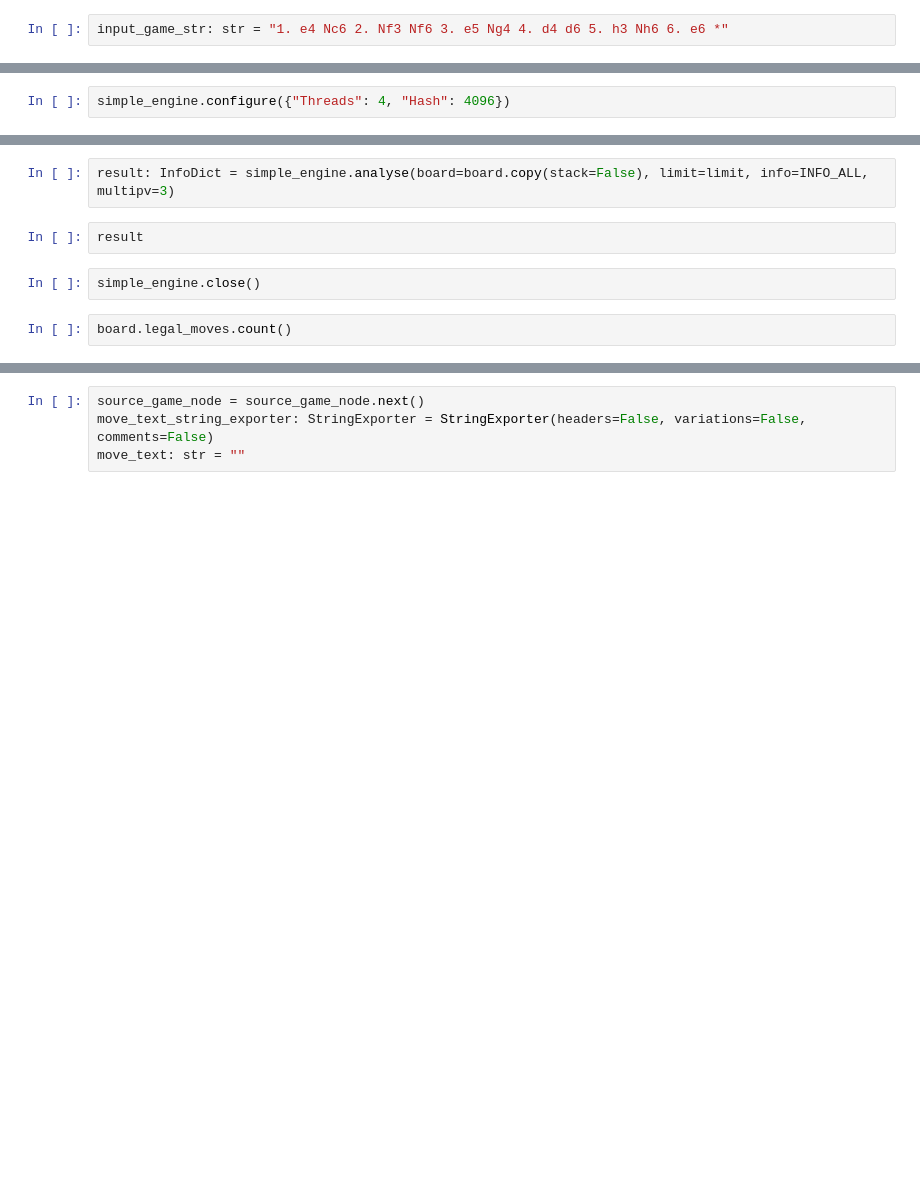
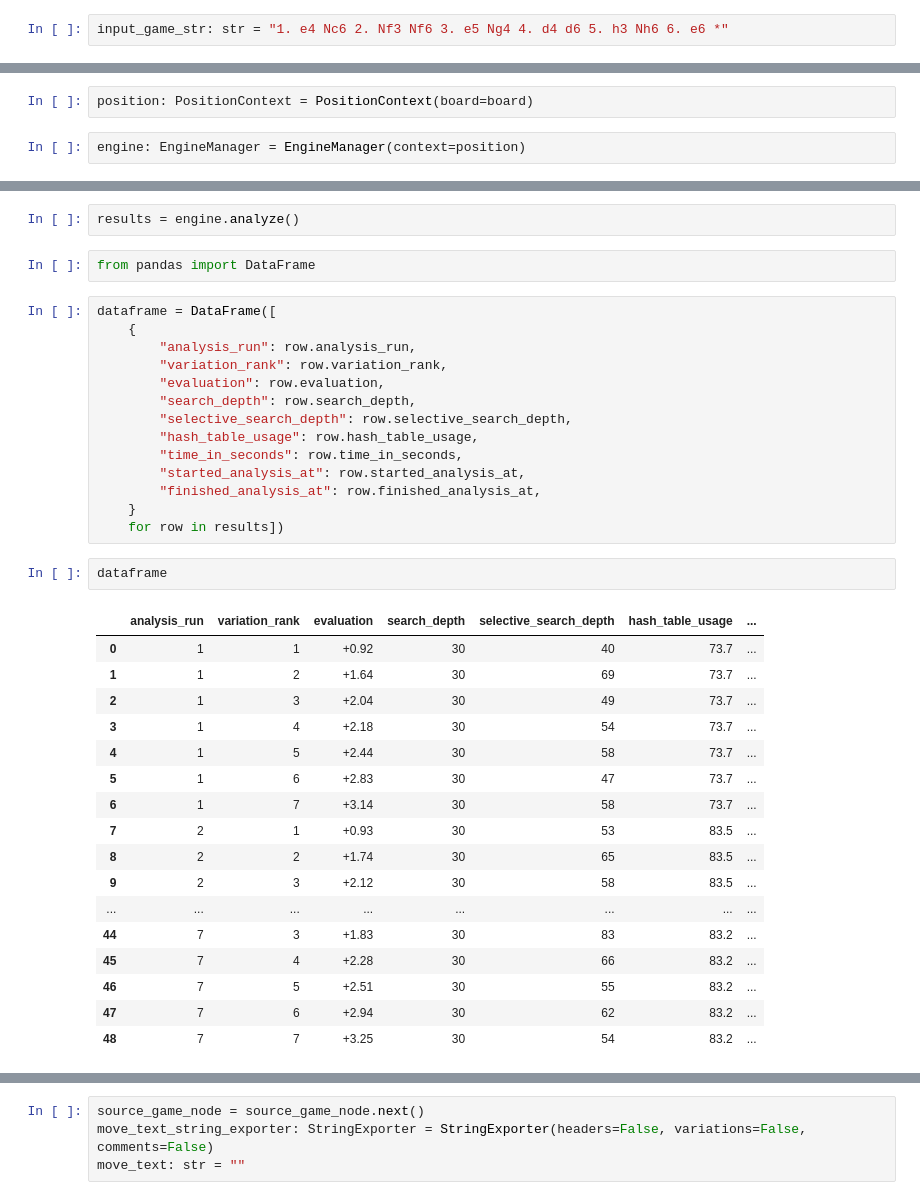
Before and after one commit to nielsencampos/chess-reporter, a Jupyter notebook: notebooks/experiments/engine.ipynb, the cells around one changed output, grey strips where cells are left out. Saved outputs shown, nothing was run; the diff lists cells and outputs as text; blank space fills up the shorter version.

```diff
--- a/notebooks/experiments/engine.ipynb
+++ b/notebooks/experiments/engine.ipynb
@@ -259,2 +238,4 @@ simple_engine: SimpleEngine = SimpleEngine.popen_uci("/usr/local/bin/stockfish")
+# %%
+position: PositionContext = PositionContext(board=board)
 # %%
-simple_engine.configure({"Threads": 4, "Hash": 4096})
+engine: EngineManager = EngineManager(context=position)
@@ -263,8 +245,38 @@ limit: Limit = Limit(depth=30)
+# %%
+results = engine.analyze()
 # %%
-result: InfoDict = simple_engine.analyse(board=board.copy(stack=False), limit=limit, info=INFO_ALL, multipv=3)
+from pandas import DataFrame
 # %%
-result
+dataframe = DataFrame([
+    {
+        "analysis_run": row.analysis_run,
+        "variation_rank": row.variation_rank,
+        "evaluation": row.evaluation,
+        "search_depth": row.search_depth,
+        "selective_search_depth": row.selective_search_depth,
+        "hash_table_usage": row.hash_table_usage,
+        "time_in_seconds": row.time_in_seconds,
+        "started_analysis_at": row.started_analysis_at,
+        "finished_analysis_at": row.finished_analysis_at,
+    }
+    for row in results])
-# %%
-simple_engine.close()
-# %%
-board.legal_moves.count()
+# %%
+dataframe
+# %% [output]
+|  | analysis_run | variation_rank | evaluation | search_depth | selective_search_depth | hash_table_usage | ... |
+| 0 | 1 | 1 | +0.92 | 30 | 40 | 73.7 | ... |
+| 1 | 1 | 2 | +1.64 | 30 | 69 | 73.7 | ... |
+| 2 | 1 | 3 | +2.04 | 30 | 49 | 73.7 | ... |
+| 3 | 1 | 4 | +2.18 | 30 | 54 | 73.7 | ... |
+| 4 | 1 | 5 | +2.44 | 30 | 58 | 73.7 | ... |
+| 5 | 1 | 6 | +2.83 | 30 | 47 | 73.7 | ... |
+| 6 | 1 | 7 | +3.14 | 30 | 58 | 73.7 | ... |
+| 7 | 2 | 1 | +0.93 | 30 | 53 | 83.5 | ... |
+| 8 | 2 | 2 | +1.74 | 30 | 65 | 83.5 | ... |
+| 9 | 2 | 3 | +2.12 | 30 | 58 | 83.5 | ... |
+| ... | ... | ... | ... | ... | ... | ... | ... |
+| 44 | 7 | 3 | +1.83 | 30 | 83 | 83.2 | ... |
+| 45 | 7 | 4 | +2.28 | 30 | 66 | 83.2 | ... |
+| 46 | 7 | 5 | +2.51 | 30 | 55 | 83.2 | ... |
+| 47 | 7 | 6 | +2.94 | 30 | 62 | 83.2 | ... |
+| 48 | 7 | 7 | +3.25 | 30 | 54 | 83.2 | ... |
```
Also changed, not shown: parts of 12 cells of this notebook, 11 other files.
